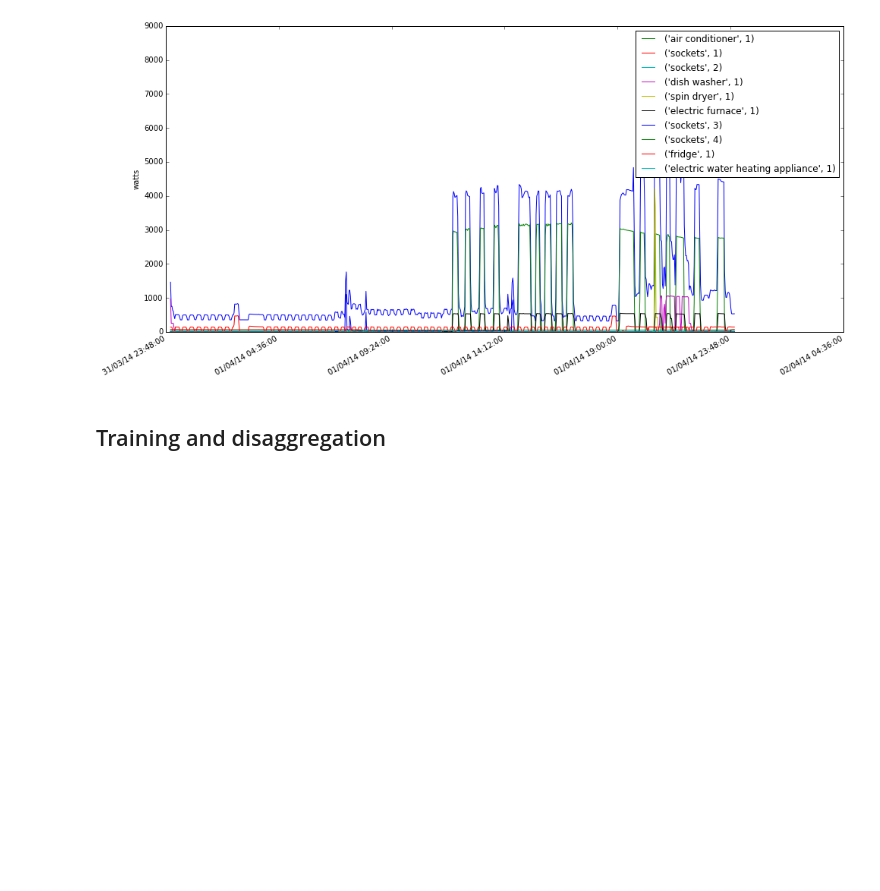
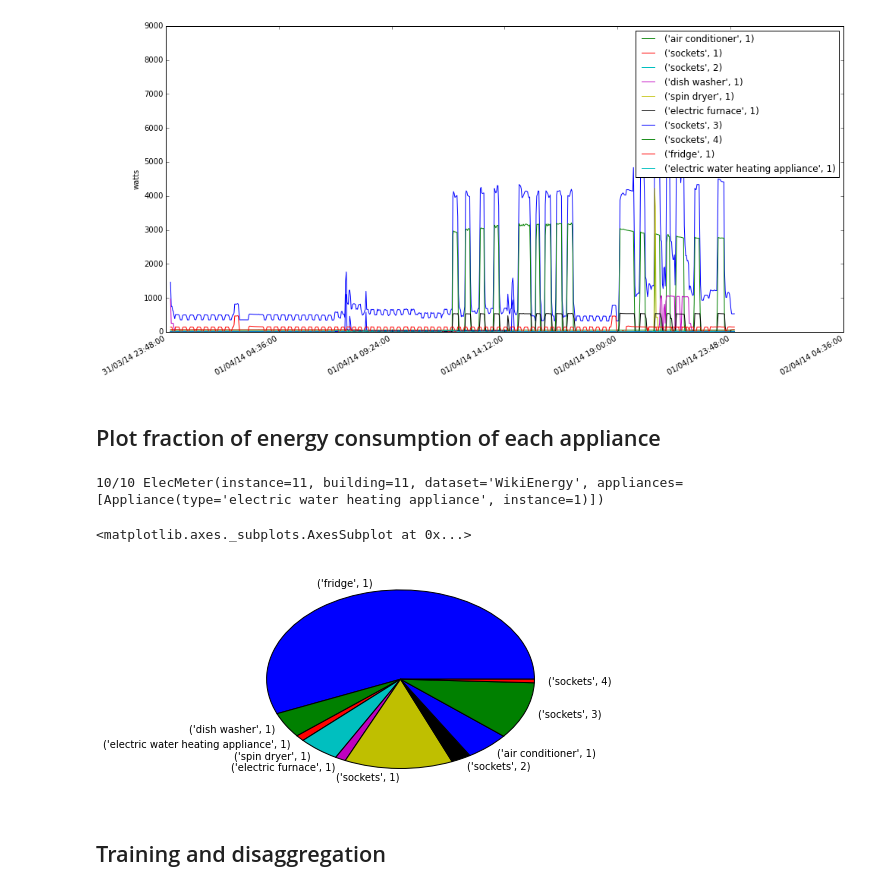
Before and after one commit to nilmtk/nilmtk, a Jupyter notebook: notebooks/BuildSys_2014_demo.ipynb, the cells around one changed output. Saved outputs shown, nothing was run; the diff lists cells and outputs as text; code cells hidden in the pictures; blank space fills up the shorter version.

Commit message:
moved pie chart below single day selection

```diff
--- a/notebooks/BuildSys_2014_demo.ipynb
+++ b/notebooks/BuildSys_2014_demo.ipynb
@@ -151,6 +138,16 @@ elec.plot()
 # %% [output]
 <matplotlib.axes._subplots.AxesSubplot at 0x...>
 [figure]
+# %% [markdown]
+## Plot fraction of energy consumption of each appliance
+# %%
+labels = [app.label() for app in elec.appliances]
+idx = elec.fraction_per_meter().notnull() # not sure why there are null feeds
+elec.submeters().fraction_per_meter()[idx].plot(kind='pie', labels=labels)
+# %% [output]
+10/10 ElecMeter(instance=11, building=11, dataset='WikiEnergy', appliances=[Appliance(type='electric water heating appliance', instance=1)])
+<matplotlib.axes._subplots.AxesSubplot at 0x...>
+[figure, added]
 # %% [markdown]
 ## Training and disaggregation
 # %%
```
Also changed, not shown: parts of 2 cells of this notebook.
